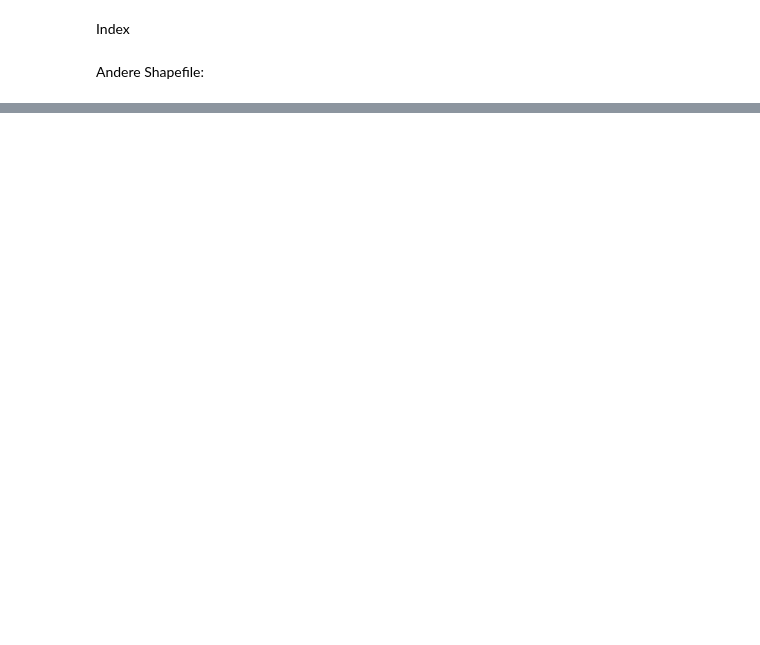
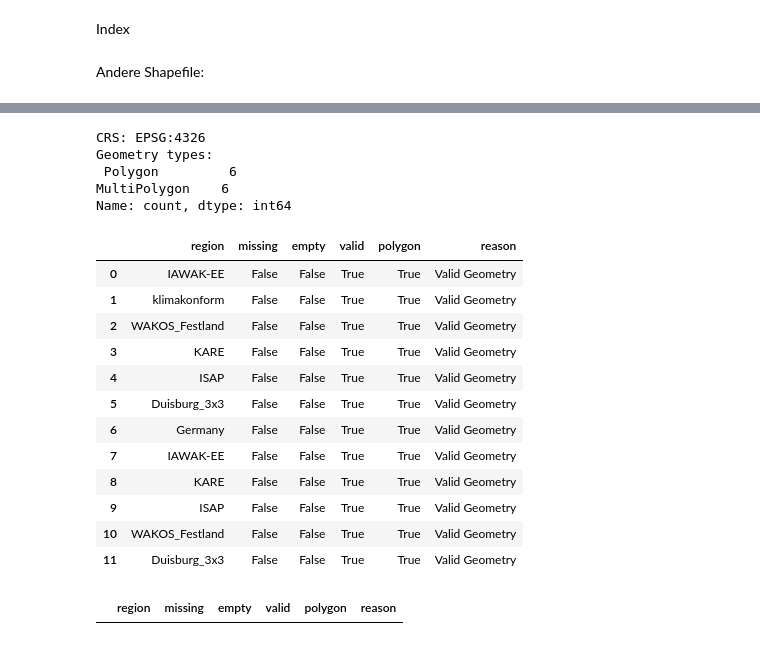
Before and after one commit to KatharinaBuelow/udag, a Jupyter notebook: read_shapefile.ipynb, the cells around one changed output, grey strips where cells are left out. Cells and saved outputs as stored; diff of their text form; code cells hidden in the pictures; blank space fills up the shorter version.

```diff
--- a/read_shapefile.ipynb
+++ b/read_shapefile.ipynb
@@ -666,13 +491,0 @@ plt.show()
-# %%
-from shapely.ops import unary_union
-
-geom = unary_union(gdf_sel.geometry)
-
-gdf_merged = gpd.GeoDataFrame(
-    {"region": ["EastGermany"]},
-    geometry=[geom],
-    crs=gdf.crs
-)
-
-gdf_merged.plot(figsize=(8, 8), edgecolor="black")
-plt.show()
@@ -767,0 +492,44 @@ pd.concat(adm_selected_merged, ignore_index=True).head(3)
+# %%
+import geopandas as gpd
+from shapely.validation import explain_validity
+
+gdf = gpd.read_file("udag_regions.shp")
+
+print("CRS:", gdf.crs)
+print("Geometry types:\n", gdf.geom_type.value_counts())
+
+checks = gdf[["region"]].copy()
+checks["missing"] = gdf.geometry.isna()
+checks["empty"] = gdf.geometry.is_empty
+checks["valid"] = gdf.geometry.is_valid
+checks["polygon"] = gdf.geom_type.isin(["Polygon", "MultiPolygon"])
+checks["reason"] = gdf.geometry.apply(
+    lambda geom: explain_validity(geom) if geom is not None else "Missing geometry"
+)
+
+display(checks)
+
+bad = checks[
+    checks["missing"] | checks["empty"] | ~checks["valid"] | ~checks["polygon"]
+]
+display(bad)
+# %% [output]
+CRS: EPSG:4326
+Geometry types:
+ Polygon         6
+MultiPolygon    6
+Name: count, dtype: int64
+|  | region | missing | empty | valid | polygon | reason |
+| 0 | IAWAK-EE | False | False | True | True | Valid Geometry |
+| 1 | klimakonform | False | False | True | True | Valid Geometry |
+| 2 | WAKOS_Festland | False | False | True | True | Valid Geometry |
+| 3 | KARE | False | False | True | True | Valid Geometry |
+| 4 | ISAP | False | False | True | True | Valid Geometry |
+| 5 | Duisburg_3x3 | False | False | True | True | Valid Geometry |
+| 6 | Germany | False | False | True | True | Valid Geometry |
+| 7 | IAWAK-EE | False | False | True | True | Valid Geometry |
+| 8 | KARE | False | False | True | True | Valid Geometry |
+| 9 | ISAP | False | False | True | True | Valid Geometry |
+| 10 | WAKOS_Festland | False | False | True | True | Valid Geometry |
+| 11 | Duisburg_3x3 | False | False | True | True | Valid Geometry |
+|  | region | missing | empty | valid | polygon | reason |
```
Also changed, not shown: parts of 67 cells of this notebook.
